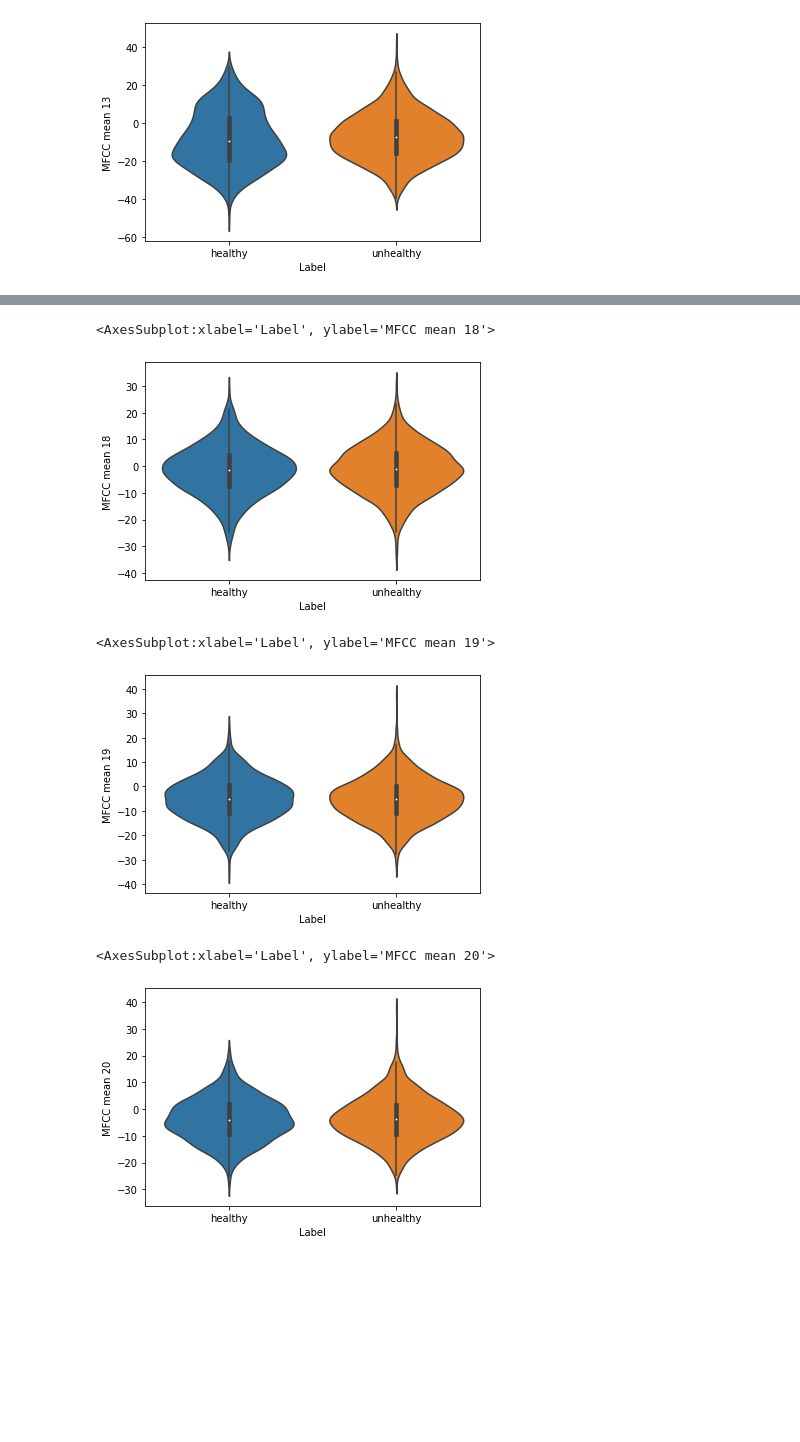
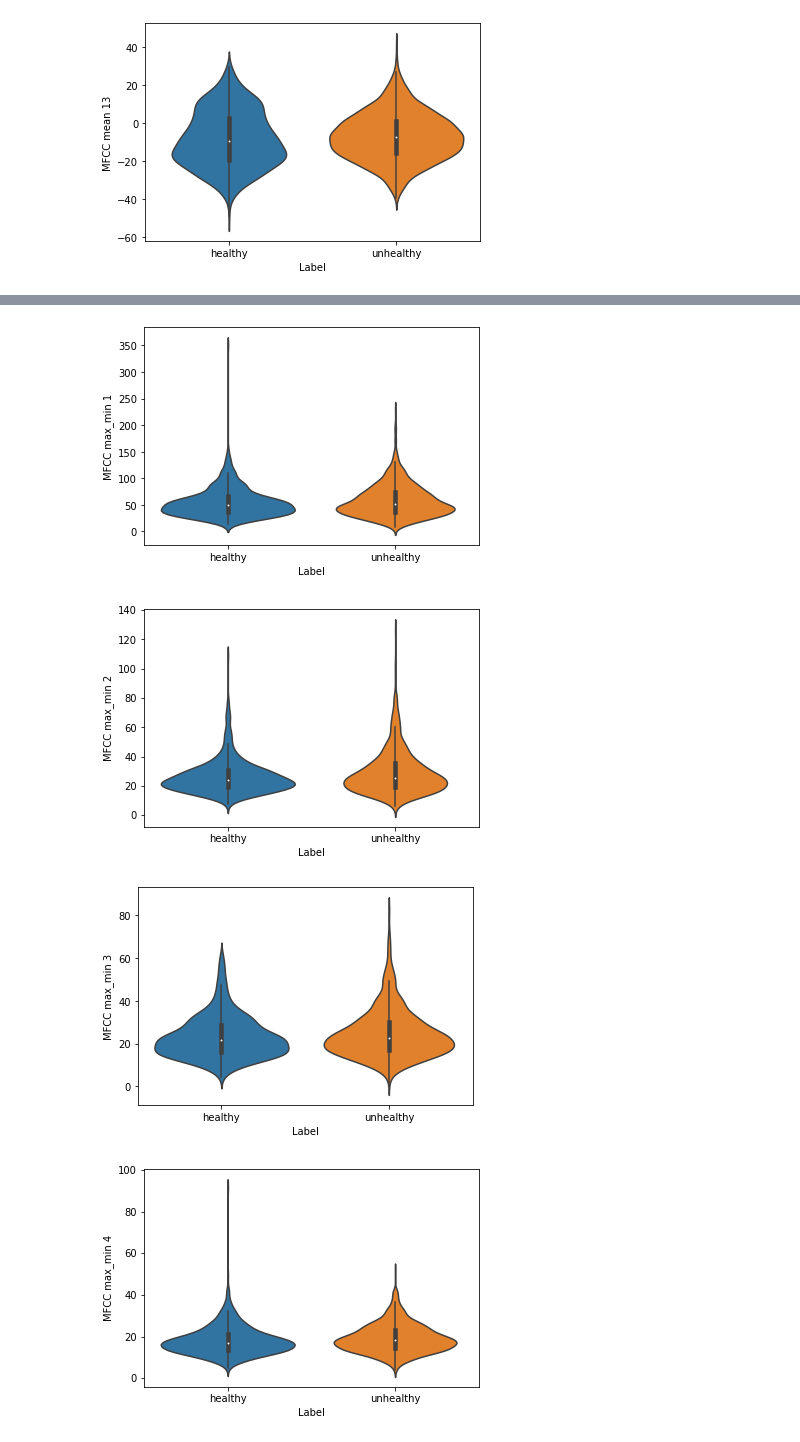
Before and after one commit to GabrielaSmolen/voice-anomaly-detector, a Jupyter notebook: notebooks/eda.ipynb, the cells around one changed output, grey strips where cells are left out. Cells and saved outputs as stored; diff of their text form; code cells hidden in the pictures; blank space fills up the shorter version.

```diff
--- a/notebooks/eda.ipynb
+++ b/notebooks/eda.ipynb
@@ -138,4 +138,7 @@ sns.violinplot(x="Label", y="MFCC mean 13", data=df)
 <AxesSubplot:xlabel='Label', ylabel='MFCC mean 13'>
 [figure]
 # %%
-sns.violinplot(x="Label", y="MFCC mean 14", data=df)
+feats_names = ['MFCC max_min 1', 'MFCC max_min 2','MFCC max_min 3',
+       'MFCC max_min 4', 'MFCC max_min 5', 'MFCC max_min 6',
+       'MFCC max_min 7', 'MFCC max_min 8', 'MFCC max_min 9',
+       'MFCC max_min 10', 'MFCC max_min 11', 'MFCC max_min 12']
@@ -160,15 +145,9 @@ sns.violinplot(x="Label", y="MFCC mean 17", data=df)
-# %%
-sns.violinplot(x="Label", y="MFCC mean 18", data=df)
-# %% [output]
-<AxesSubplot:xlabel='Label', ylabel='MFCC mean 18'>
-[figure, removed]
-# %%
-sns.violinplot(x="Label", y="MFCC mean 19", data=df)
-# %% [output]
-<AxesSubplot:xlabel='Label', ylabel='MFCC mean 19'>
-[figure, removed]
-# %%
-sns.violinplot(x="Label", y="MFCC mean 20", data=df)
-# %% [output]
-<AxesSubplot:xlabel='Label', ylabel='MFCC mean 20'>
-[figure, removed]
+# %%
+for feat_name in feats_names:
+    plt.figure()
+    sns.violinplot(x="Label", y=feat_name, data=df)
+# %% [output]
+[figure, added]
+[figure, added]
+[figure, added]
+[figure, added]
```
Also changed, not shown: parts of 5 cells of this notebook, 1 other file.
